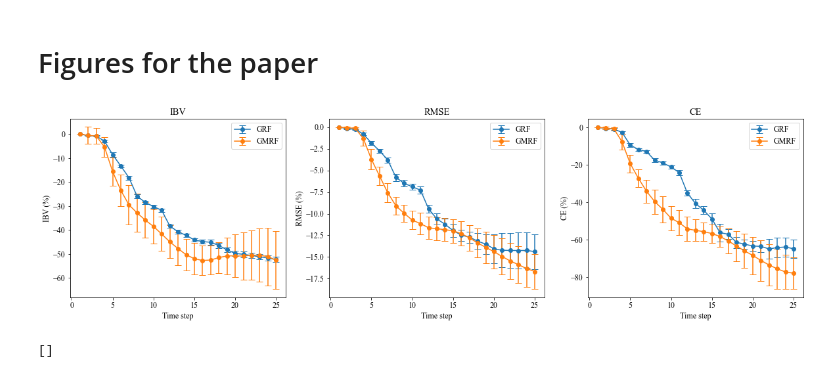
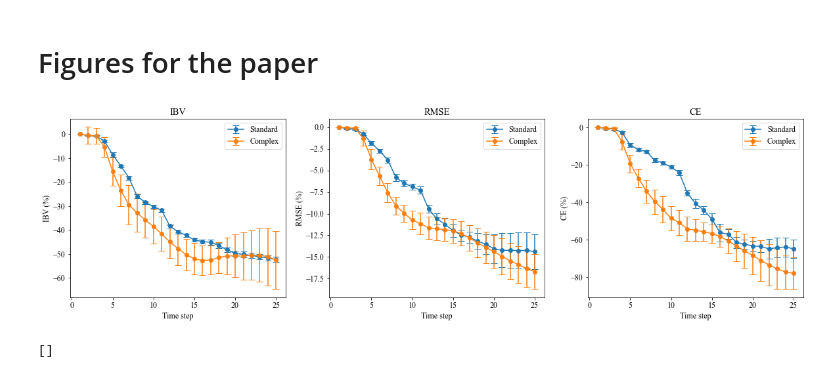
Before and after one commit to MASCOT-NTNU/TAICHI, a Jupyter notebook: Nidelva3D/EDA_Simulation/eda_simulation_result.ipynb, the cells around one changed output. Cells and saved outputs as stored; diff of their text form; code cells hidden in the pictures.

```diff
--- a/Nidelva3D/EDA_Simulation/eda_simulation_result.ipynb
+++ b/Nidelva3D/EDA_Simulation/eda_simulation_result.ipynb
@@ -152,36 +152,36 @@ Text(0, 0.5, 'CE')
 # %%
 plt.rcParams["font.family"] = "Times New Roman"  # Change to your preferred font family
 plt.rcParams["font.size"] = 12  # Change to your preferred font size
 
 
 plt.figure(figsize=(20, 5))
 plt.subplot(1, 3, 1)
 plt.title("IBV")
-plt.errorbar(np.arange(1, ibv.shape[1]+1), np.mean(ibv[:, :, 0], axis=0), yerr=np.std(ibv[:, :, 0], axis=0), fmt='-o', capsize=5, label="GRF")
-plt.errorbar(np.arange(1, ibv.shape[1]+1), np.mean(ibv[:, :, 1], axis=0), yerr=np.std(ibv[:, :, 1], axis=0), fmt='-o', capsize=5, label="GMRF")
+plt.errorbar(np.arange(1, ibv.shape[1]+1), np.mean(ibv[:, :, 0], axis=0), yerr=np.std(ibv[:, :, 0], axis=0), fmt='-o', capsize=5, label="Standard")
+plt.errorbar(np.arange(1, ibv.shape[1]+1), np.mean(ibv[:, :, 1], axis=0), yerr=np.std(ibv[:, :, 1], axis=0), fmt='-o', capsize=5, label="Complex")
 plt.legend()
 plt.xlabel("Time step")
 plt.ylabel("IBV (%)")
 
 plt.subplot(1,3, 2)
 plt.title("RMSE")
-plt.errorbar(np.arange(1, rmse.shape[1]+1), np.mean(rmse[:, :, 0], axis=0), yerr=np.std(rmse[:, :, 0], axis=0), fmt='-o', capsize=5, label="GRF")
-plt.errorbar(np.arange(1, rmse.shape[1]+1), np.mean(rmse[:, :, 1], axis=0), yerr=np.std(rmse[:, :, 1], axis=0), fmt='-o', capsize=5, label="GMRF")
+plt.errorbar(np.arange(1, rmse.shape[1]+1), np.mean(rmse[:, :, 0], axis=0), yerr=np.std(rmse[:, :, 0], axis=0), fmt='-o', capsize=5, label="Standard")
+plt.errorbar(np.arange(1, rmse.shape[1]+1), np.mean(rmse[:, :, 1], axis=0), yerr=np.std(rmse[:, :, 1], axis=0), fmt='-o', capsize=5, label="Complex")
 plt.legend()
 plt.xlabel("Time step")
 plt.ylabel("RMSE (%)")
 
 plt.subplot(1, 3, 3)
 plt.title("CE")
-plt.errorbar(np.arange(1, ce.shape[1]+1), np.mean(ce[:, :, 0], axis=0), yerr=np.std(ce[:, :, 0], axis=0), fmt='-o', capsize=5, label="GRF")
-plt.errorbar(np.arange(1, ce.shape[1]+1), np.mean(ce[:, :, 1], axis=0), yerr=np.std(ce[:, :, 1], axis=0), fmt='-o', capsize=5, label="GMRF")
+plt.errorbar(np.arange(1, ce.shape[1]+1), np.mean(ce[:, :, 0], axis=0), yerr=np.std(ce[:, :, 0], axis=0), fmt='-o', capsize=5, label="Standard")
+plt.errorbar(np.arange(1, ce.shape[1]+1), np.mean(ce[:, :, 1], axis=0), yerr=np.std(ce[:, :, 1], axis=0), fmt='-o', capsize=5, label="Complex")
 plt.legend()
 plt.xlabel("Time step")
 plt.ylabel("CE (%)")
 
 plt.savefig("./../fig/SimulationResult/sim_result.png", dpi=300)
 # %% [output]
-[figure, old version]
+[figure, new version]
 # %%
 # %% [output]
 []
```
